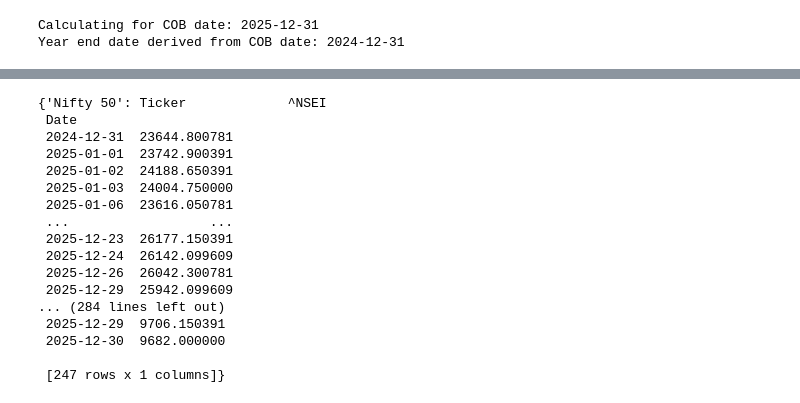
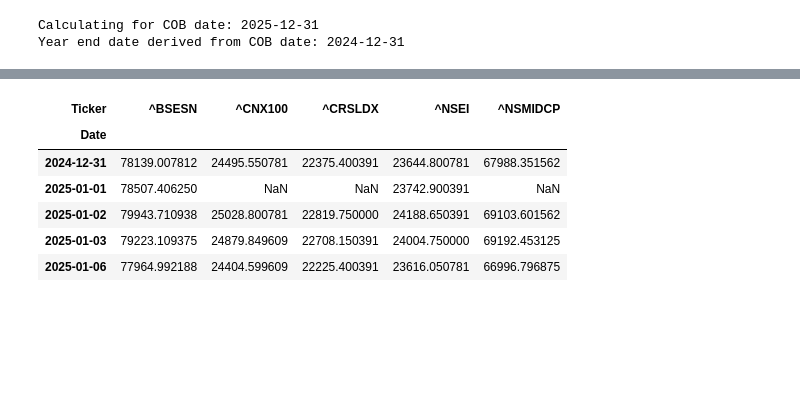
Before and after one commit to shreejyot/spaces, a Jupyter notebook: notebooks/india_mkt_data_dashboard.ipynb, the cells around one changed output, grey strips where cells are left out. Cells and saved outputs as stored; diff of their text form; code cells hidden in the pictures; blank space fills up the shorter version.

```diff
--- a/notebooks/india_mkt_data_dashboard.ipynb
+++ b/notebooks/india_mkt_data_dashboard.ipynb
@@ -102,22 +113,13 @@ for  ticker,name in indices.items():
 # %%
-dashboard_data
+#dashboard_data.keys()
+dashboard_data['market'].head()
 # %% [output]
-{'Nifty 50': Ticker             ^NSEI
- Date
- 2024-12-31  23644.800781
- 2025-01-01  23742.900391
- 2025-01-02  24188.650391
- 2025-01-03  24004.750000
- 2025-01-06  23616.050781
- ...                  ...
- 2025-12-23  26177.150391
- 2025-12-24  26142.099609
- 2025-12-26  26042.300781
- 2025-12-29  25942.099609
-... (284 lines left out)
- 2025-12-29  9706.150391
- 2025-12-30  9682.000000
-
- [247 rows x 1 columns]}
+| Ticker | ^BSESN | ^CNX100 | ^CRSLDX | ^NSEI | ^NSMIDCP |
+| Date |  |  |  |  |  |
+| 2024-12-31 | 78139.007812 | 24495.550781 | 22375.400391 | 23644.800781 | 67988.351562 |
+| 2025-01-01 | 78507.406250 | NaN | NaN | 23742.900391 | NaN |
+| 2025-01-02 | 79943.710938 | 25028.800781 | 22819.750000 | 24188.650391 | 69103.601562 |
+| 2025-01-03 | 79223.109375 | 24879.849609 | 22708.150391 | 24004.750000 | 69192.453125 |
+| 2025-01-06 | 77964.992188 | 24404.599609 | 22225.400391 | 23616.050781 | 66996.796875 |
 # %%
 # Display data and charts
```
Also changed, not shown: parts of 9 cells of this notebook.
